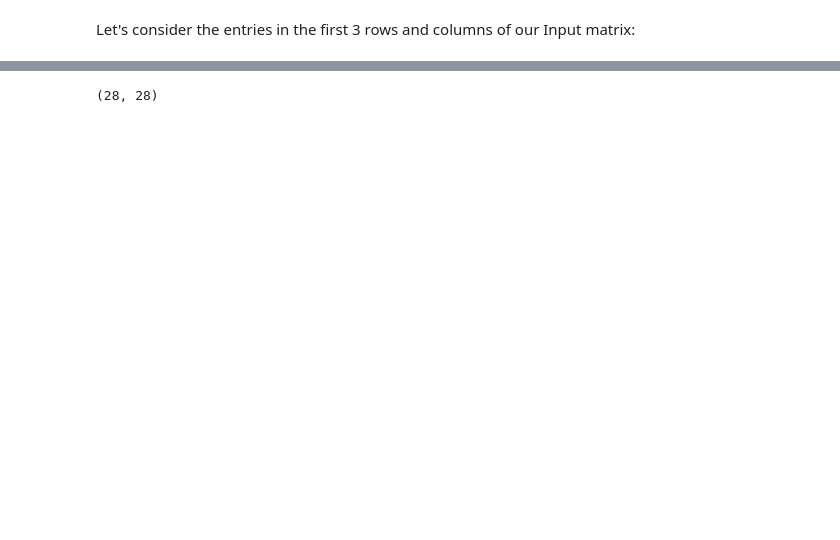
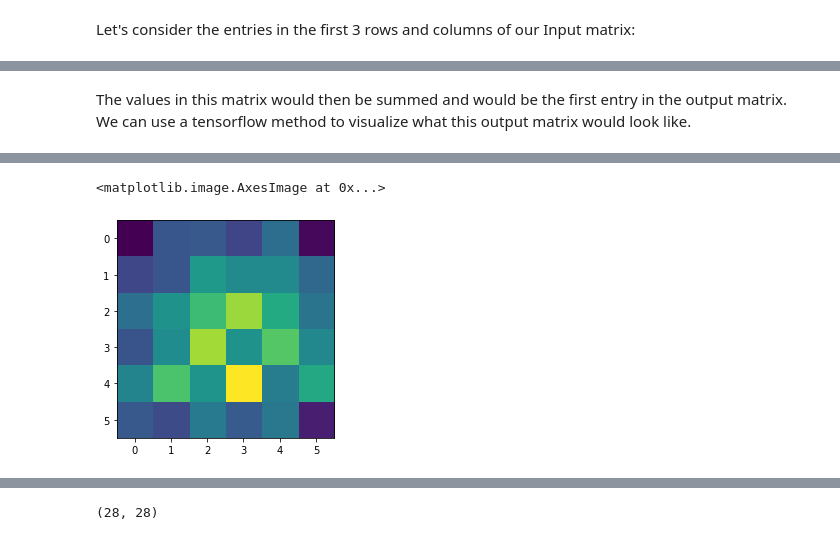
Before and after one commit to khojonat/CMSE202_Tech_1, a Jupyter notebook: Convolutional_Neural_Network.ipynb, the cells around one changed output, grey strips where cells are left out. Saved outputs shown, nothing was run; the diff lists cells and outputs as text; code cells hidden in the pictures; blank space fills up the shorter version.

```diff
--- a/Convolutional_Neural_Network.ipynb
+++ b/Convolutional_Neural_Network.ipynb
@@ -44,0 +48,10 @@ plt.imshow(product)
+# %% [markdown]
+The values in this matrix would then be summed and would be the first entry in the output matrix. We can use a tensorflow method to visualize what this output matrix would look like.
+# %%
+Input = tf.constant(Input)       # We need a 4d tensor to do a convolutional operation
+kernel = tf.constant(kernel)     # Our kernel needs to be a tensor as well
+kernel = tf.cast(kernel,tf.float64)     # Our input matrix and kernel need to be tensors of the same data type
+ex_conv = tf.nn.conv2d(Input,kernel,padding = 'SAME',strides = [1])
+
+plt.imshow(ex_conv[0,:,:,0])
+# %% [output]
@@ -44,0 +60,2 @@ plt.imshow(product)
+<matplotlib.image.AxesImage at 0x...>
+[figure, added]
```
Also changed, not shown: parts of 30 cells of this notebook.
